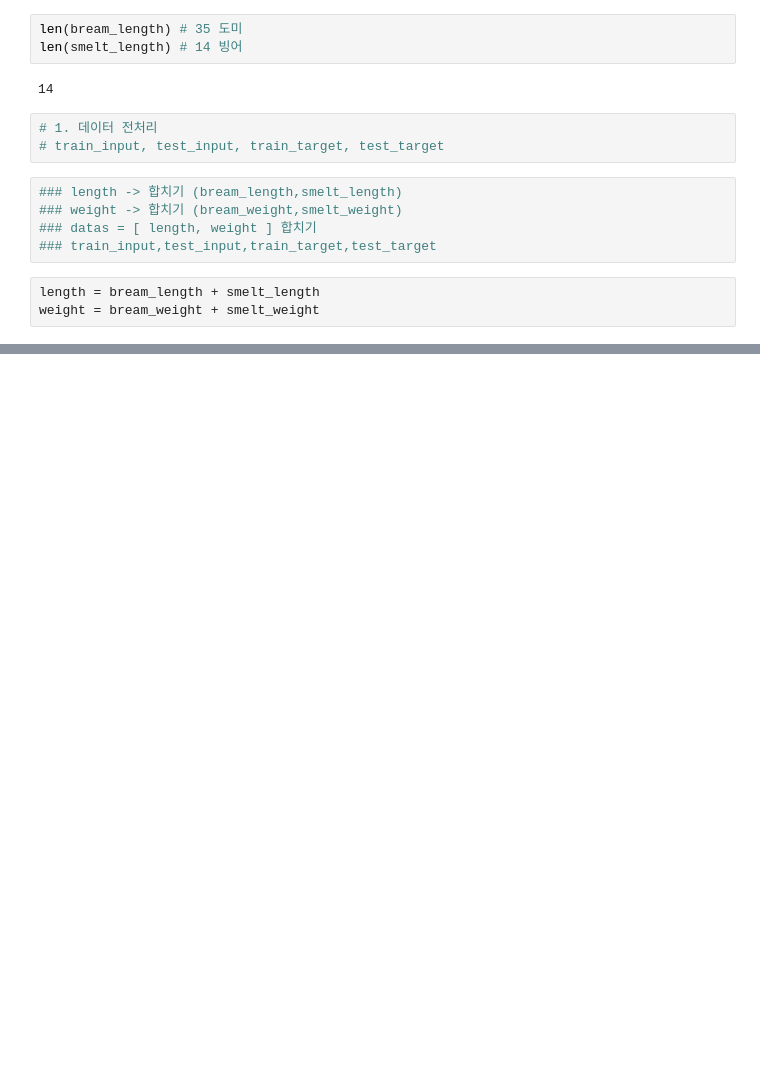
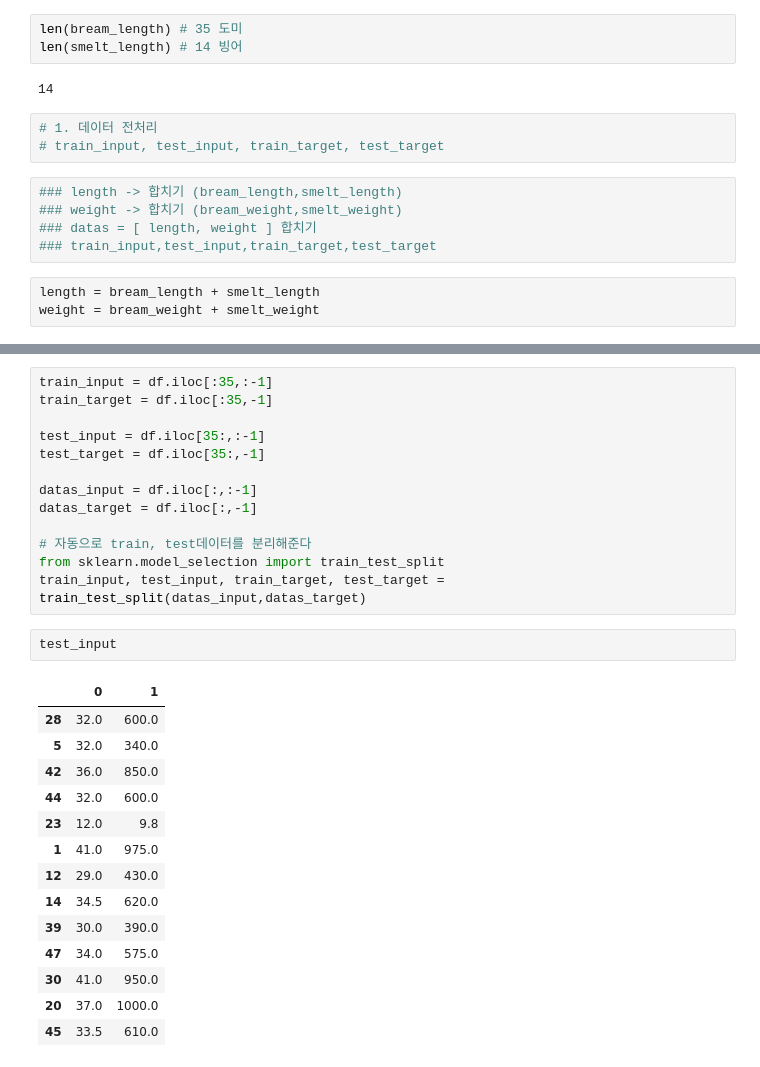
Before and after one commit to studypython99/Medical-1, a Jupyter notebook: m0517/m0517_06@@.ipynb, the cells around one changed output, grey strips where cells are left out. Cells and saved outputs as stored; diff of their text form; blank space fills up the shorter version.

```diff
--- a/m0517/m0517_06@@.ipynb
+++ b/m0517/m0517_06@@.ipynb
@@ -83,0 +103,30 @@ datas
+# %%
+train_input = df.iloc[:35,:-1]
+train_target = df.iloc[:35,-1]
+
+test_input = df.iloc[35:,:-1]
+test_target = df.iloc[35:,-1]
+
+datas_input = df.iloc[:,:-1]
+datas_target = df.iloc[:,-1]
+
+# 자동으로 train, test데이터를 분리해준다
+from sklearn.model_selection import train_test_split
+train_input, test_input, train_target, test_target = train_test_split(datas_input,datas_target)
+# %%
+test_input
+# %% [output]
+|  | 0 | 1 |
+| 28 | 32.0 | 600.0 |
+| 5 | 32.0 | 340.0 |
+| 42 | 36.0 | 850.0 |
+| 44 | 32.0 | 600.0 |
+| 23 | 12.0 | 9.8 |
+| 1 | 41.0 | 975.0 |
+| 12 | 29.0 | 430.0 |
+| 14 | 34.5 | 620.0 |
+| 39 | 30.0 | 390.0 |
+| 47 | 34.0 | 575.0 |
+| 30 | 41.0 | 950.0 |
+| 20 | 37.0 | 1000.0 |
+| 45 | 33.5 | 610.0 |
```
Also changed, not shown: parts of 9 cells of this notebook, 37 other files.
